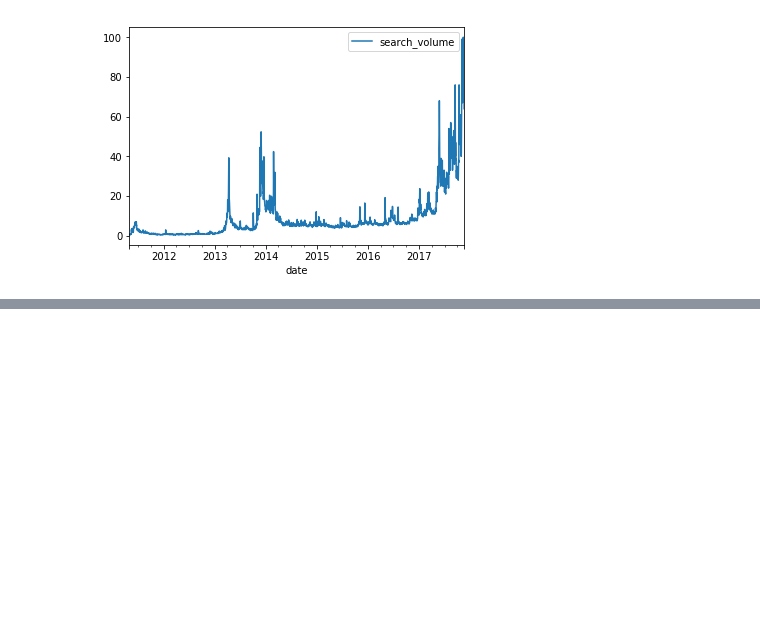
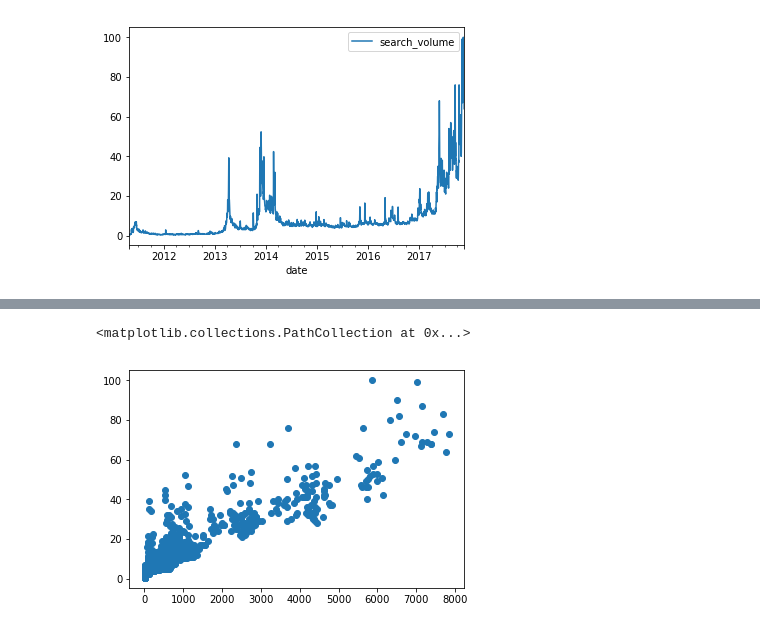
Before and after one commit to thutrangdong/coding-thesis, a Jupyter notebook: workspace_jupyter/Production.ipynb, the cells around one changed output, grey strips where cells are left out. Saved outputs shown, nothing was run; the diff lists cells and outputs as text; code cells hidden in the pictures; blank space fills up the shorter version.

```diff
--- a/workspace_jupyter/Production.ipynb
+++ b/workspace_jupyter/Production.ipynb
@@ -67,0 +67,5 @@ from scipy.stats.stats import pearsonr
+# %%
+plt.pyplot.scatter(bpi.bpi,google.search_volume)
+# %% [output]
+<matplotlib.collections.PathCollection at 0x...>
+[figure, added]
```
Also changed, not shown: parts of 10 cells of this notebook, 1 other file.
